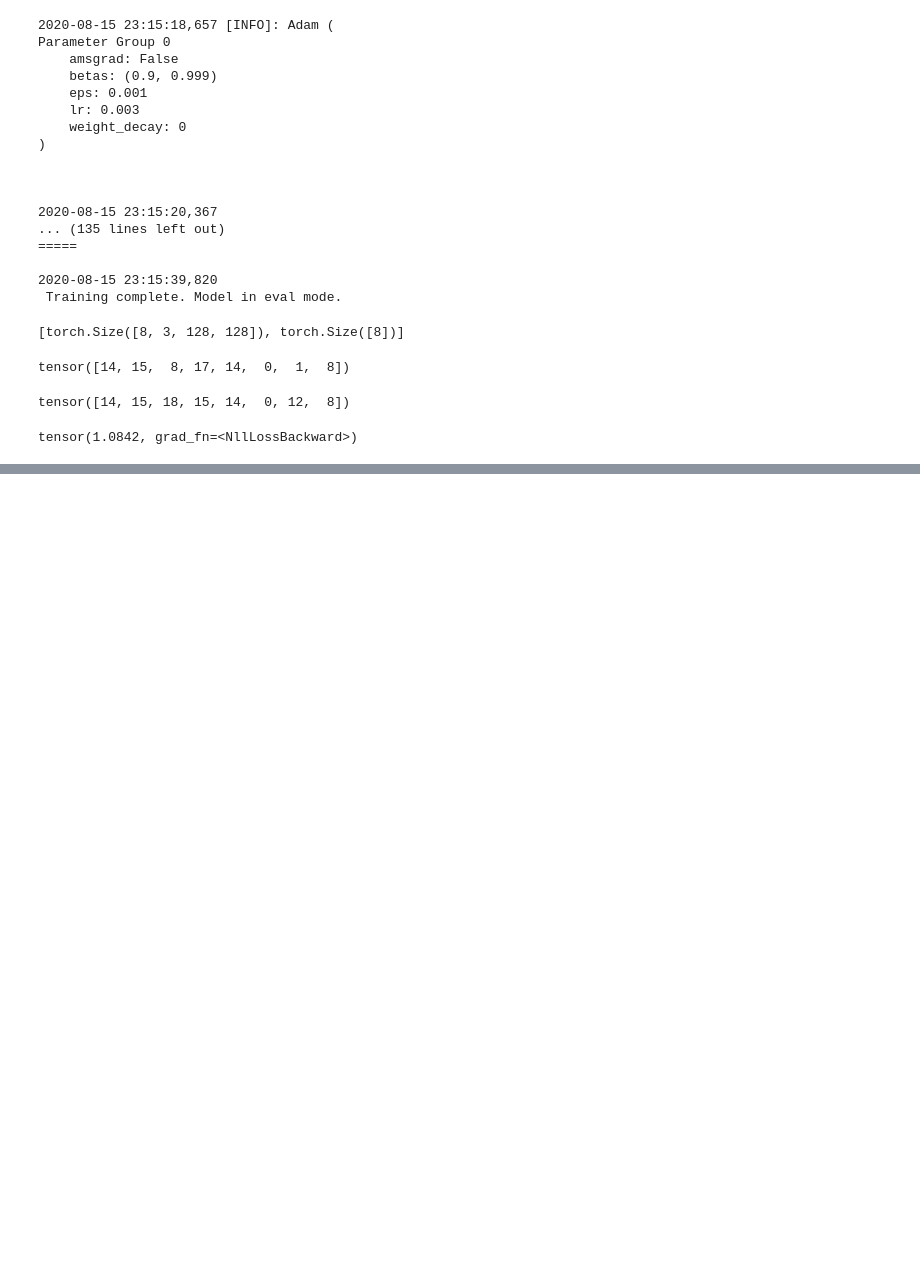
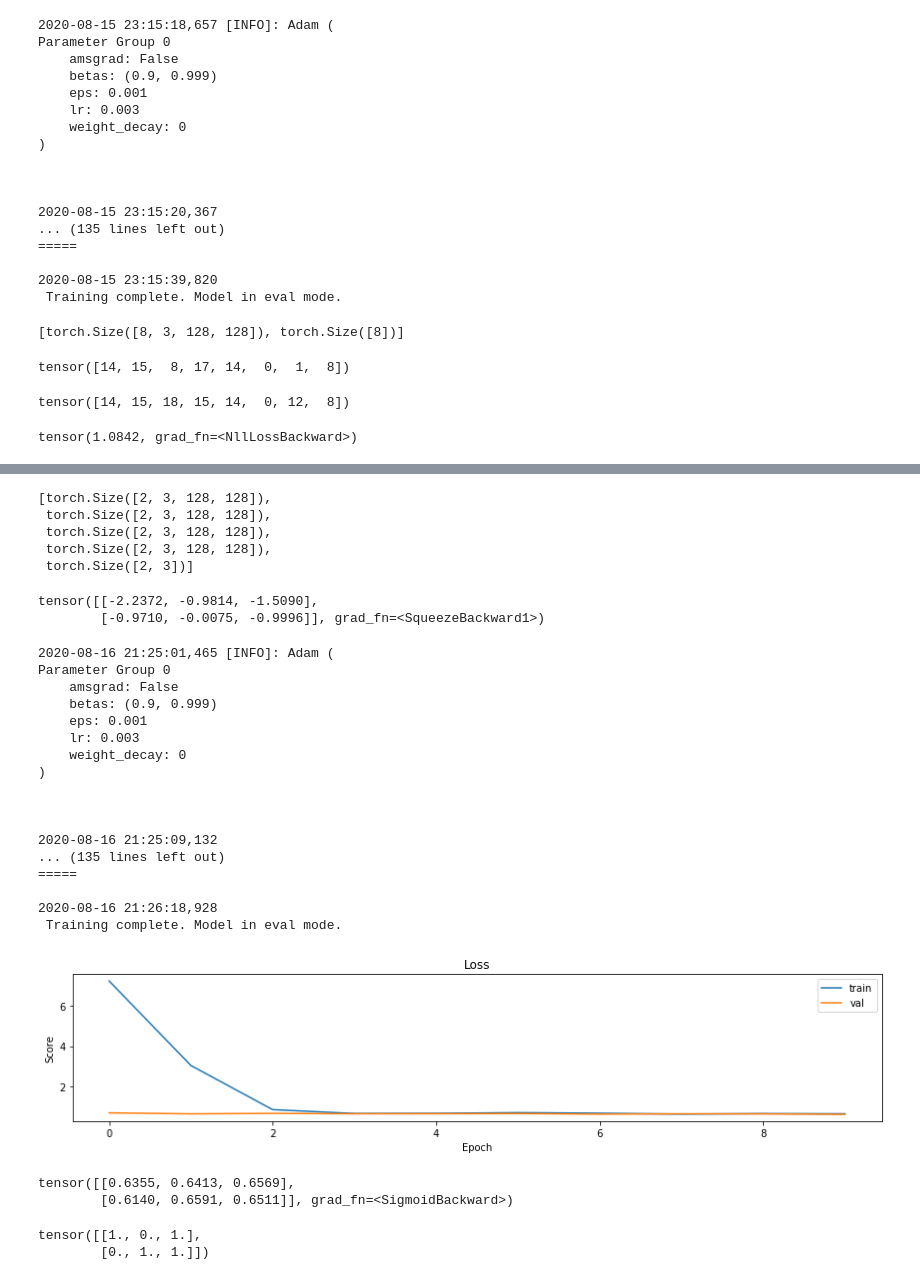
Before and after one commit to hdmamin/self-supervised-vision-exp, a Jupyter notebook: notebooks/nb03-lightning-first-test.ipynb, the cells around one changed output, grey strips where cells are left out. Cells and saved outputs as stored; diff of their text form; code cells hidden in the pictures; blank space fills up the shorter version.

```diff
--- a/notebooks/nb03-lightning-first-test.ipynb
+++ b/notebooks/nb03-lightning-first-test.ipynb
@@ -300,0 +389,5 @@ tensor(1.0842, grad_fn=<NllLossBackward>)
+# %%
+dst, dsv, dlt, dlv = get_databunch('data/imagewang-160/unsup', mode='mixup',
+                                   bs=2, train_pct=.5, max_train_len=6,
+                                   max_val_len=6, regression=False)
+lmap(len, dst, dsv, dlt, dlv)
@@ -300,0 +409,53 @@ tensor(1.0842, grad_fn=<NllLossBackward>)
+# %%
+*xb, yb = next(iter(dlt))
+smap(*xb, yb)
+# %% [output]
+[torch.Size([2, 3, 128, 128]),
+ torch.Size([2, 3, 128, 128]),
+ torch.Size([2, 3, 128, 128]),
+ torch.Size([2, 3, 128, 128]),
+ torch.Size([2, 3])]
+# %%
+net = Unmixer(
+    Encoder(fs=(8, 32, 128), strides=(1, 1, 1)),
+    MLPHead(256, last_act=None)
+)
+# %%
+net(*xb)
+# %% [output]
+tensor([[-2.2372, -0.9814, -1.5090],
+        [-0.9710, -0.0075, -0.9996]], grad_fn=<SqueezeBackward1>)
+# %%
+t = Trainer(net, dst, dsv, dlt, dlv, F.binary_cross_entropy_with_logits,
+            'binary', 'data/models/v0', callbacks=[MetricHistory()])
+# %%
+t.fit(10)
+# %% [output]
+2020-08-16 21:25:01,465 [INFO]: Adam (
+Parameter Group 0
+    amsgrad: False
+    betas: (0.9, 0.999)
+    eps: 0.001
+    lr: 0.003
+    weight_decay: 0
+)
+
+
+
+2020-08-16 21:25:09,132
+... (135 lines left out)
+=====
+
+2020-08-16 21:26:18,928
+ Training complete. Model in eval mode.
+[figure, added]
+# %%
+torch.sigmoid(t.net(*xb))
+# %% [output]
+tensor([[0.6355, 0.6413, 0.6569],
+        [0.6140, 0.6591, 0.6511]], grad_fn=<SigmoidBackward>)
+# %%
+yb
+# %% [output]
+tensor([[1., 0., 1.],
+        [0., 1., 1.]])
```
Also changed, not shown: parts of 21 cells of this notebook, 3 other files.
